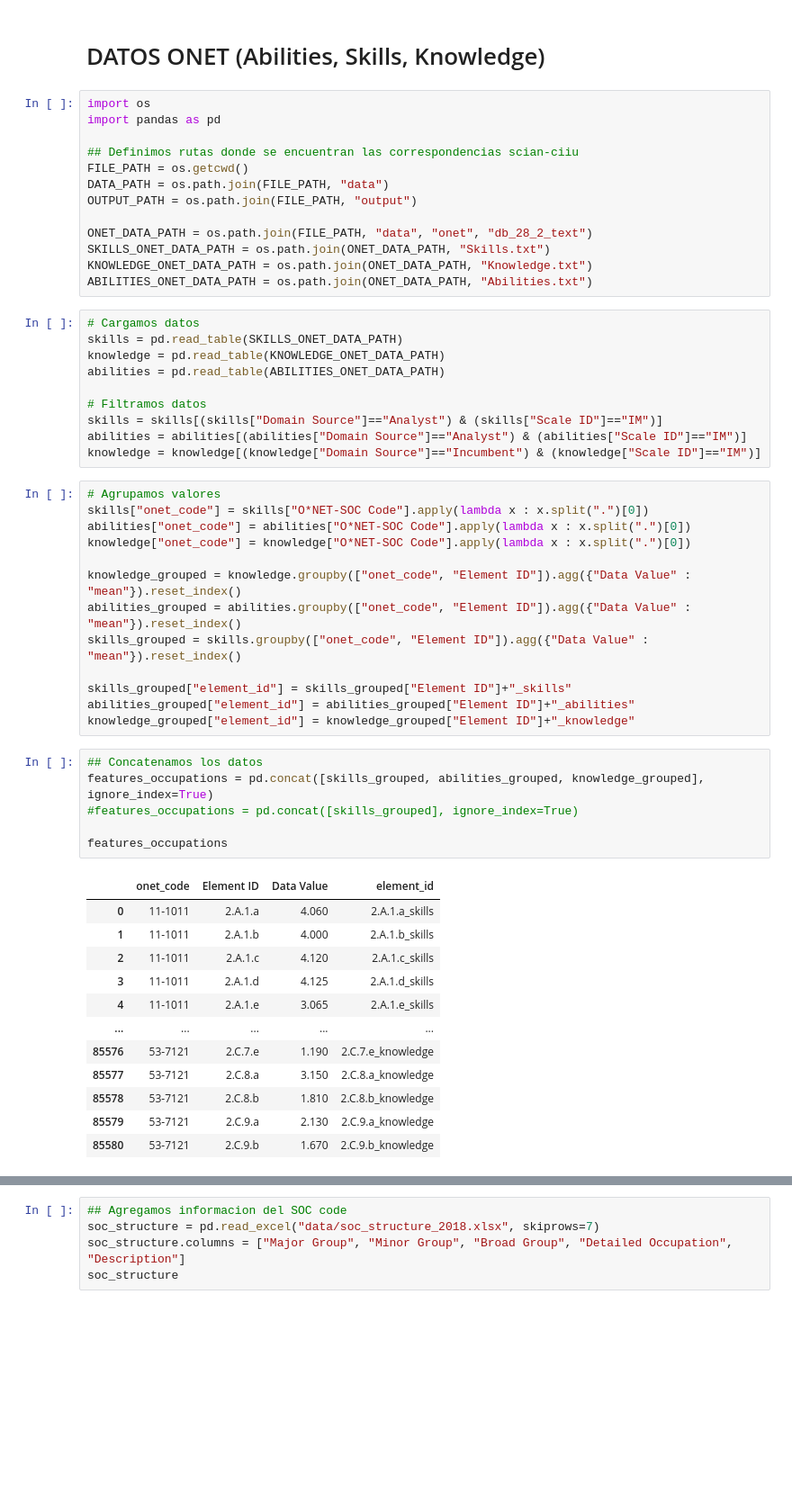
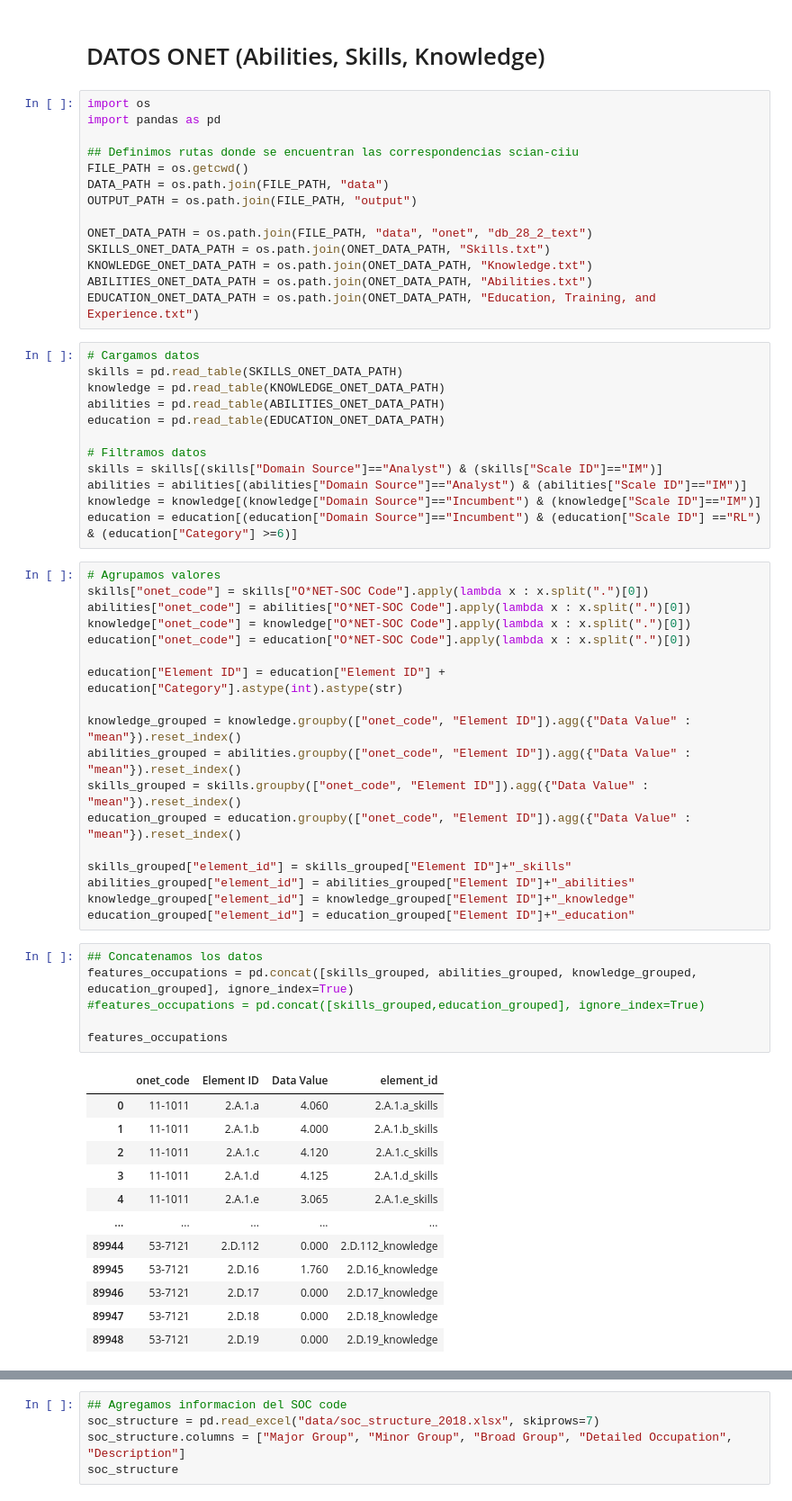
Before and after one commit to Tejedaxyz/EC3002C.601-M4-ENE-JUN-2026, a Jupyter notebook: asesorias/automatizacion/ipysigma.ipynb, the cells around one changed output, grey strips where cells are left out. Shown: that part at 90% size. Saved outputs shown, nothing was run; the diff lists cells and outputs as text; blank space fills up the shorter version.

```diff
--- a/asesorias/automatizacion/ipysigma.ipynb
+++ b/asesorias/automatizacion/ipysigma.ipynb
@@ -25,45 +33,53 @@ ONET_DATA_PATH = os.path.join(FILE_PATH, "data", "onet", "db_28_2_text")
 SKILLS_ONET_DATA_PATH = os.path.join(ONET_DATA_PATH, "Skills.txt")
 KNOWLEDGE_ONET_DATA_PATH = os.path.join(ONET_DATA_PATH, "Knowledge.txt")
 ABILITIES_ONET_DATA_PATH = os.path.join(ONET_DATA_PATH, "Abilities.txt")
+EDUCATION_ONET_DATA_PATH = os.path.join(ONET_DATA_PATH, "Education, Training, and Experience.txt")
 # %%
 # Cargamos datos
 skills = pd.read_table(SKILLS_ONET_DATA_PATH)
 knowledge = pd.read_table(KNOWLEDGE_ONET_DATA_PATH)
 abilities = pd.read_table(ABILITIES_ONET_DATA_PATH)
+education = pd.read_table(EDUCATION_ONET_DATA_PATH)
 
 # Filtramos datos
 skills = skills[(skills["Domain Source"]=="Analyst") & (skills["Scale ID"]=="IM")]
 abilities = abilities[(abilities["Domain Source"]=="Analyst") & (abilities["Scale ID"]=="IM")]
 knowledge = knowledge[(knowledge["Domain Source"]=="Incumbent") & (knowledge["Scale ID"]=="IM")]
+education = education[(education["Domain Source"]=="Incumbent") & (education["Scale ID"] =="RL") & (education["Category"] >=6)]
 # %%
 # Agrupamos valores
 skills["onet_code"] = skills["O*NET-SOC Code"].apply(lambda x : x.split(".")[0])
 abilities["onet_code"] = abilities["O*NET-SOC Code"].apply(lambda x : x.split(".")[0])
 knowledge["onet_code"] = knowledge["O*NET-SOC Code"].apply(lambda x : x.split(".")[0])
+education["onet_code"] = education["O*NET-SOC Code"].apply(lambda x : x.split(".")[0])
+
+education["Element ID"] = education["Element ID"] + education["Category"].astype(int).astype(str)
 
 knowledge_grouped = knowledge.groupby(["onet_code", "Element ID"]).agg({"Data Value" : "mean"}).reset_index()
 abilities_grouped = abilities.groupby(["onet_code", "Element ID"]).agg({"Data Value" : "mean"}).reset_index()
 skills_grouped = skills.groupby(["onet_code", "Element ID"]).agg({"Data Value" : "mean"}).reset_index()
+education_grouped = education.groupby(["onet_code", "Element ID"]).agg({"Data Value" : "mean"}).reset_index()
 
 skills_grouped["element_id"] = skills_grouped["Element ID"]+"_skills"
 abilities_grouped["element_id"] = abilities_grouped["Element ID"]+"_abilities"
 knowledge_grouped["element_id"] = knowledge_grouped["Element ID"]+"_knowledge"
+education_grouped["element_id"] = education_grouped["Element ID"]+"_education"
 # %%
 ## Concatenamos los datos
-features_occupations = pd.concat([skills_grouped, abilities_grouped, knowledge_grouped], ignore_index=True)
-#features_occupations = pd.concat([skills_grouped], ignore_index=True)
+features_occupations = pd.concat([skills_grouped, abilities_grouped, knowledge_grouped, education_grouped], ignore_index=True)
+#features_occupations = pd.concat([skills_grouped,education_grouped], ignore_index=True)
 
 features_occupations
 # %% [output]
 |  | onet_code | Element ID | Data Value | element_id |
 | 0 | 11-1011 | 2.A.1.a | 4.060 | 2.A.1.a_skills |
 | 1 | 11-1011 | 2.A.1.b | 4.000 | 2.A.1.b_skills |
 | 2 | 11-1011 | 2.A.1.c | 4.120 | 2.A.1.c_skills |
 | 3 | 11-1011 | 2.A.1.d | 4.125 | 2.A.1.d_skills |
 | 4 | 11-1011 | 2.A.1.e | 3.065 | 2.A.1.e_skills |
 | ... | ... | ... | ... | ... |
-| 85576 | 53-7121 | 2.C.7.e | 1.190 | 2.C.7.e_knowledge |
-| 85577 | 53-7121 | 2.C.8.a | 3.150 | 2.C.8.a_knowledge |
-| 85578 | 53-7121 | 2.C.8.b | 1.810 | 2.C.8.b_knowledge |
-| 85579 | 53-7121 | 2.C.9.a | 2.130 | 2.C.9.a_knowledge |
-| 85580 | 53-7121 | 2.C.9.b | 1.670 | 2.C.9.b_knowledge |
+| 89944 | 53-7121 | 2.D.112 | 0.000 | 2.D.112_knowledge |
+| 89945 | 53-7121 | 2.D.16 | 1.760 | 2.D.16_knowledge |
+| 89946 | 53-7121 | 2.D.17 | 0.000 | 2.D.17_knowledge |
+| 89947 | 53-7121 | 2.D.18 | 0.000 | 2.D.18_knowledge |
+| 89948 | 53-7121 | 2.D.19 | 0.000 | 2.D.19_knowledge |
```
Also changed, not shown: parts of 18 cells of this notebook, 1 other file.
